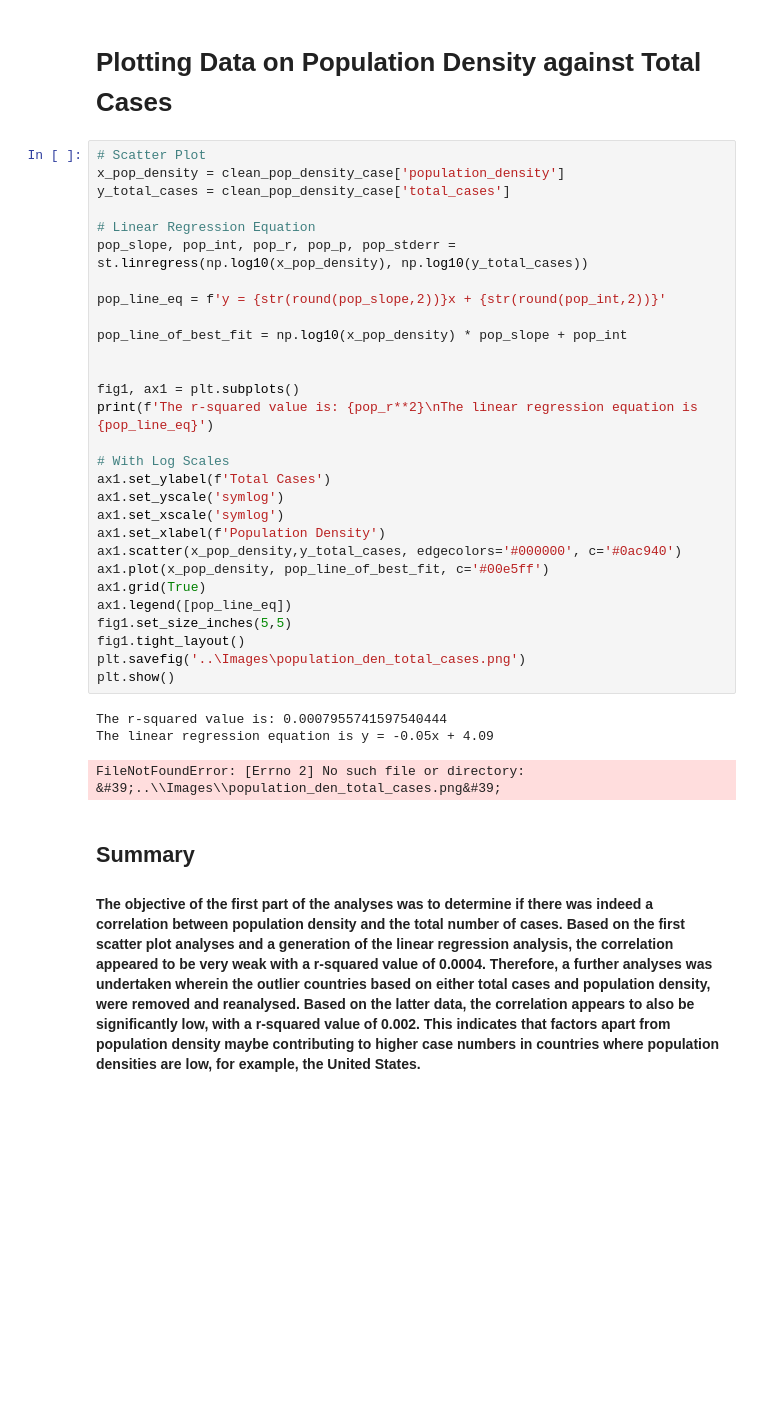
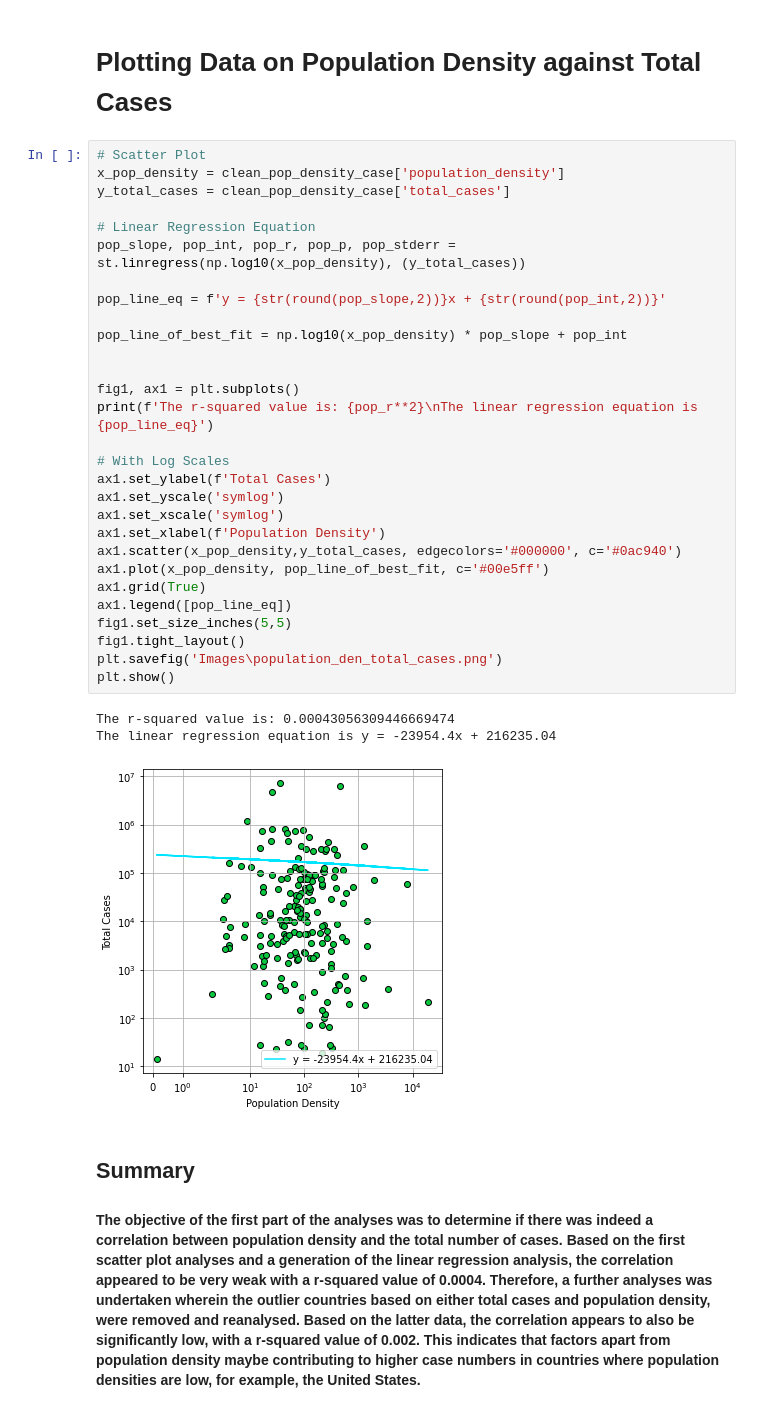
Before and after one commit to skumble27/COVID-19-Causation, a Jupyter notebook: Covid19Analysis.ipynb, the cells around one changed output. Cells and saved outputs as stored; diff of their text form; blank space fills up the shorter version.

```diff
--- a/Covid19Analysis.ipynb
+++ b/Covid19Analysis.ipynb
@@ -240,36 +240,36 @@ clean_pop_density_case
 # %%
 # Scatter Plot
 x_pop_density = clean_pop_density_case['population_density']
 y_total_cases = clean_pop_density_case['total_cases']
 
 # Linear Regression Equation
-pop_slope, pop_int, pop_r, pop_p, pop_stderr = st.linregress(np.log10(x_pop_density), np.log10(y_total_cases))
+pop_slope, pop_int, pop_r, pop_p, pop_stderr = st.linregress(np.log10(x_pop_density), (y_total_cases))
 
 pop_line_eq = f'y = {str(round(pop_slope,2))}x + {str(round(pop_int,2))}'
 
 pop_line_of_best_fit = np.log10(x_pop_density) * pop_slope + pop_int
 
 
 fig1, ax1 = plt.subplots()
 print(f'The r-squared value is: {pop_r**2}\nThe linear regression equation is {pop_line_eq}')
 
 # With Log Scales
 ax1.set_ylabel(f'Total Cases')
 ax1.set_yscale('symlog')
 ax1.set_xscale('symlog')
 ax1.set_xlabel(f'Population Density')
 ax1.scatter(x_pop_density,y_total_cases, edgecolors='#000000', c='#0ac940')
 ax1.plot(x_pop_density, pop_line_of_best_fit, c='#00e5ff')
 ax1.grid(True)
 ax1.legend([pop_line_eq])
 fig1.set_size_inches(5,5)
 fig1.tight_layout()
-plt.savefig('..\Images\population_den_total_cases.png')
+plt.savefig('Images\population_den_total_cases.png')
 plt.show()
 # %% [output]
-The r-squared value is: 0.0007955741597540444
-The linear regression equation is y = -0.05x + 4.09
+The r-squared value is: 0.00043056309446669474
+The linear regression equation is y = -23954.4x + 216235.04
-FileNotFoundError: [Errno 2] No such file or directory: &#39;..\\Images\\population_den_total_cases.png&#39;
+[figure, added]
 # %% [markdown]
 ## Summary
 #### The objective of the first part of the analyses was to determine if there was indeed a correlation between population density and the total number of cases. Based on the first scatter plot analyses and a generation of the linear regression analysis, the correlation appeared to be very weak with a r-squared value of 0.0004. Therefore, a further analyses was undertaken wherein the outlier countries based on either total cases and population density, were removed and reanalysed. Based on the latter data, the correlation appears to also be significantly low, with a r-squared value of 0.002. This indicates that factors apart from population density maybe contributing to higher case numbers in countries where population densities are low, for example, the United States.
```
Also changed, not shown: parts of 10 cells of this notebook, 3 other files.
